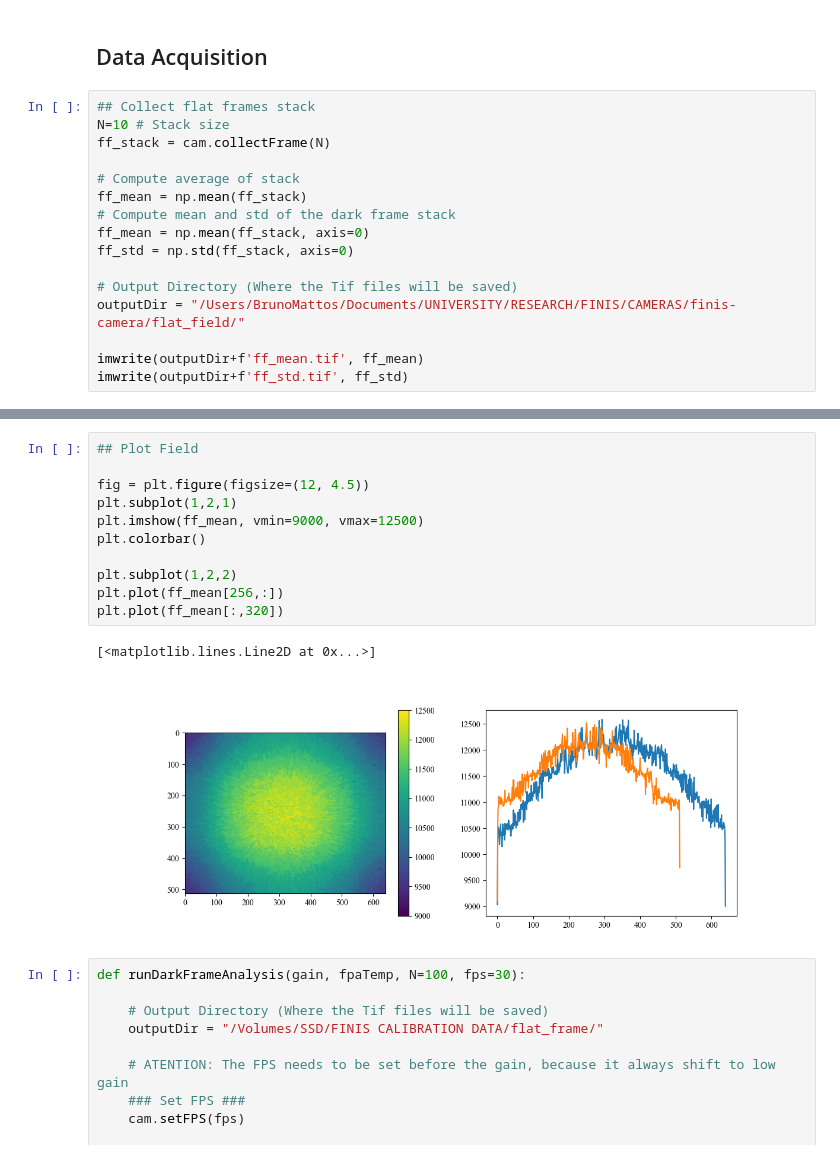
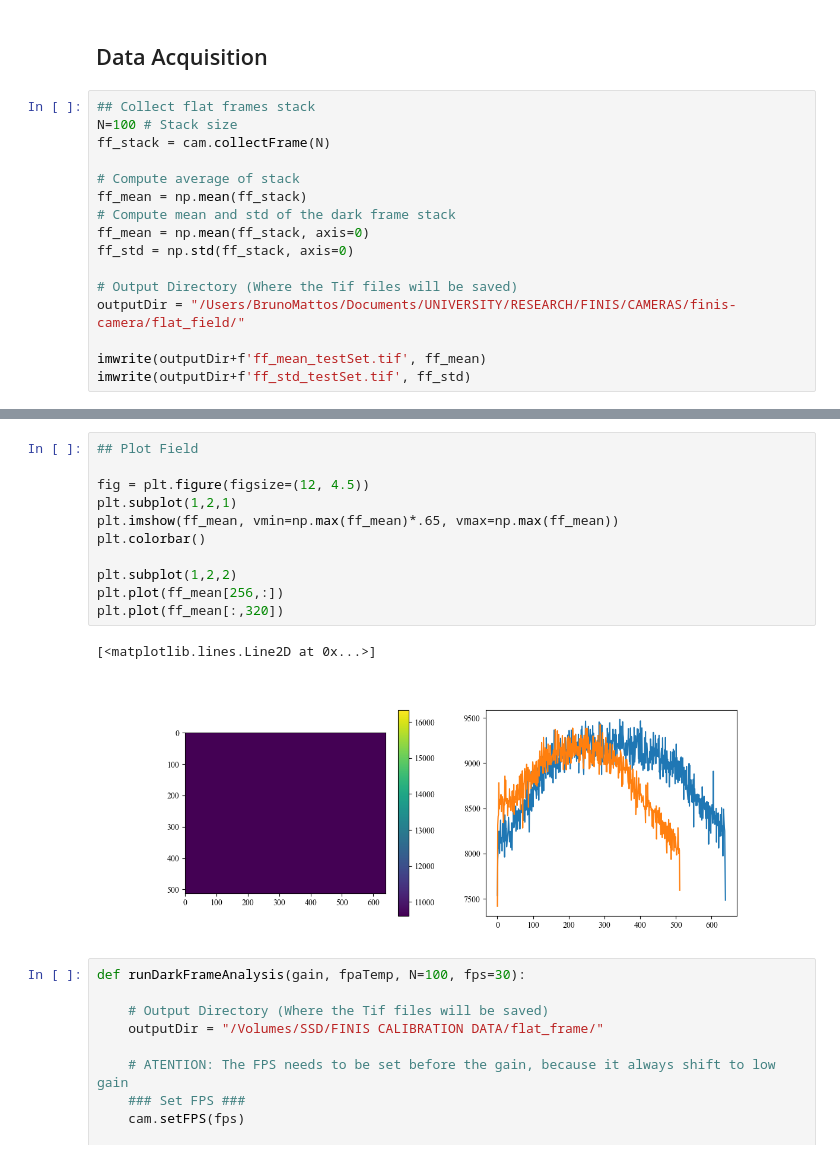
Before and after one commit to mattost14/Finis-Camera, a Jupyter notebook: flat_field/flat_field_calibration.ipynb, the cells around one changed output, grey strips where cells are left out. Cells and saved outputs as stored; diff of their text form.

```diff
--- a/flat_field/flat_field_calibration.ipynb
+++ b/flat_field/flat_field_calibration.ipynb
@@ -63,7 +70,7 @@ Int. Time set to: 8.00ms
 ## Data Acquisition
 # %%
 ## Collect flat frames stack
-N=10 # Stack size
+N=100 # Stack size
 ff_stack = cam.collectFrame(N)
 
 # Compute average of stack
@@ -75,5 +82,5 @@ ff_std = np.std(ff_stack, axis=0)
 # Output Directory (Where the Tif files will be saved)
 outputDir = "/Users/BrunoMattos/Documents/UNIVERSITY/RESEARCH/FINIS/CAMERAS/finis-camera/flat_field/"
 
-imwrite(outputDir+f'ff_mean.tif', ff_mean)
-imwrite(outputDir+f'ff_std.tif', ff_std)
+imwrite(outputDir+f'ff_mean_testSet.tif', ff_mean)
+imwrite(outputDir+f'ff_std_testSet.tif', ff_std)
@@ -80,17 +95,17 @@ imwrite(outputDir+f'ff_std.tif', ff_std)
 # %%
 ## Plot Field
 
 fig = plt.figure(figsize=(12, 4.5))
 plt.subplot(1,2,1)
-plt.imshow(ff_mean, vmin=9000, vmax=12500)
+plt.imshow(ff_mean, vmin=np.max(ff_mean)*.65, vmax=np.max(ff_mean))
 plt.colorbar()
 
 plt.subplot(1,2,2)
 plt.plot(ff_mean[256,:])
 plt.plot(ff_mean[:,320])
 # %% [output]
 [<matplotlib.lines.Line2D at 0x...>]
-[figure, old version]
+[figure, new version]
 # %%
 def runDarkFrameAnalysis(gain, fpaTemp, N=100, fps=30):
 
```
Also changed, not shown: parts of 3 cells of this notebook, 10 other files.
